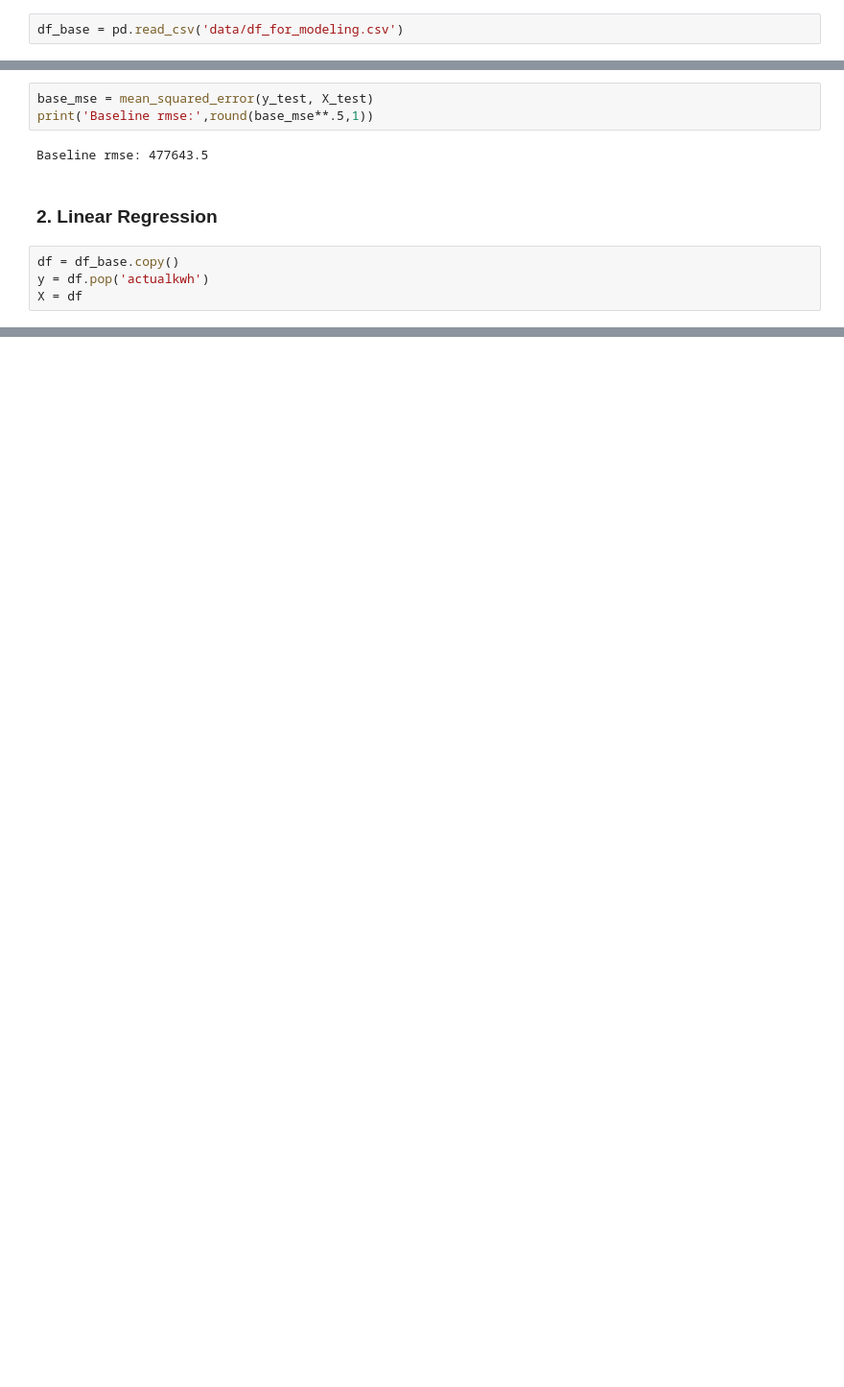
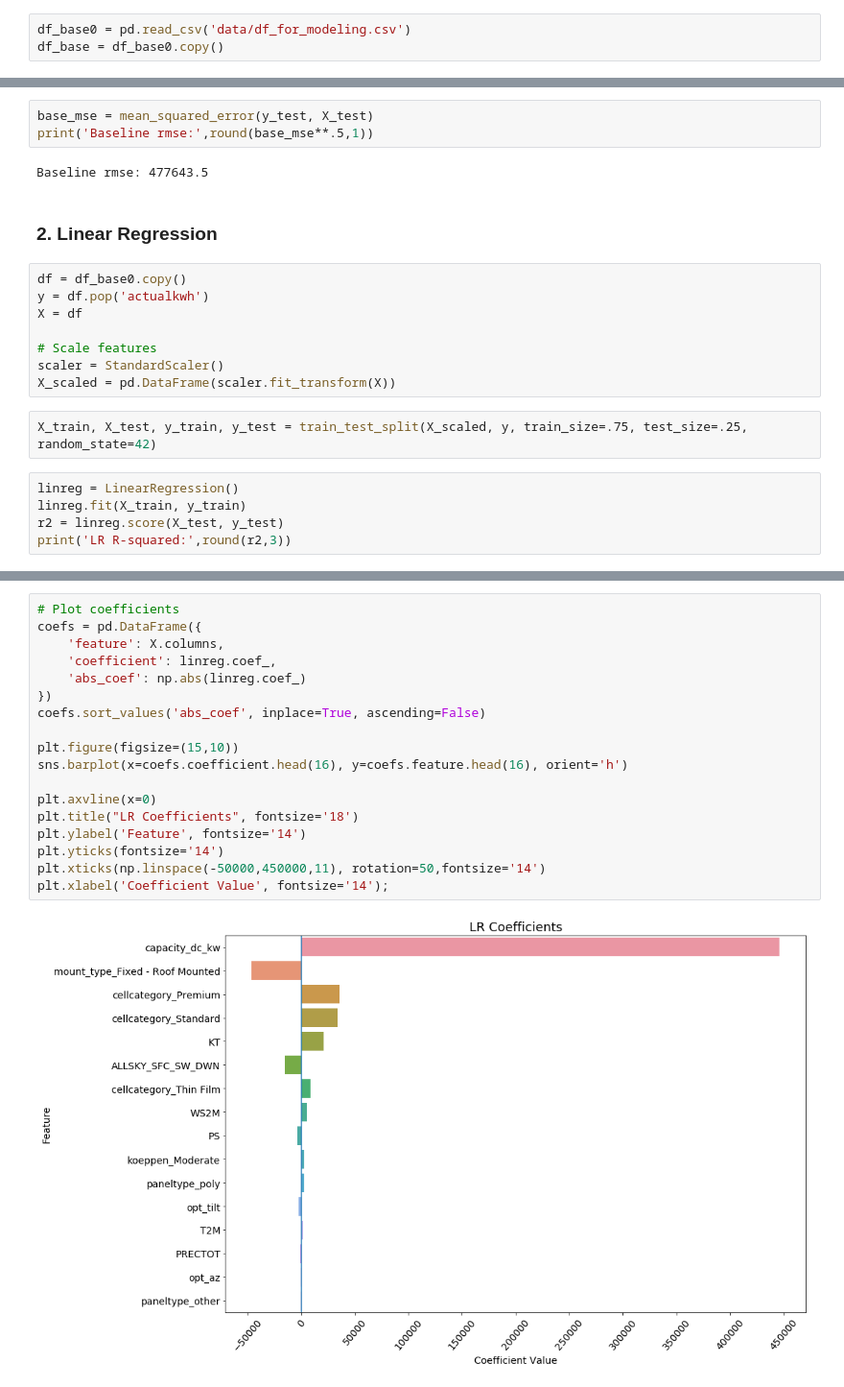
Before and after one commit to matchdutoit/Solar-PV-Outout-Predictor, a Jupyter notebook: Master.ipynb, the cells around one changed output, grey strips where cells are left out. Shown: that part at 96% size. Cells and saved outputs as stored; diff of their text form; blank space fills up the shorter version.

Commit message:
master models complete

```diff
--- a/Master.ipynb
+++ b/Master.ipynb
@@ -234,7 +234,8 @@ df.to_csv('data/df_for_modeling.csv', index=False)
 # %% [markdown]
 ### 1. Baseline (mean)
 # %%
-df_base = pd.read_csv('data/df_for_modeling.csv')
+df_base0 = pd.read_csv('data/df_for_modeling.csv')
+df_base = df_base0.copy()
 # %%
 y = df_base.pop('actualkwh')
 
@@ -250,6 +256,17 @@ Baseline rmse: 477643.5
 # %% [markdown]
 ### 2. Linear Regression
 # %%
-df = df_base.copy()
+df = df_base0.copy()
 y = df.pop('actualkwh')
 X = df
+
+# Scale features
+scaler = StandardScaler()
+X_scaled = pd.DataFrame(scaler.fit_transform(X))
+# %%
+X_train, X_test, y_train, y_test = train_test_split(X_scaled, y, train_size=.75, test_size=.25, random_state=42)
+# %%
+linreg = LinearRegression()
+linreg.fit(X_train, y_train)
+r2 = linreg.score(X_test, y_test)
+print('LR R-squared:',round(r2,3))
@@ -255,0 +281,20 @@ X = df
+# %%
+# Plot coefficients
+coefs = pd.DataFrame({
+    'feature': X.columns,
+    'coefficient': linreg.coef_,
+    'abs_coef': np.abs(linreg.coef_)
+})
+coefs.sort_values('abs_coef', inplace=True, ascending=False)
+
+plt.figure(figsize=(15,10))
+sns.barplot(x=coefs.coefficient.head(16), y=coefs.feature.head(16), orient='h')
+
+plt.axvline(x=0)
+plt.title("LR Coefficients", fontsize='18')
+plt.ylabel('Feature', fontsize='14')
+plt.yticks(fontsize='14')
+plt.xticks(np.linspace(-50000,450000,11), rotation=50,fontsize='14')
+plt.xlabel('Coefficient Value', fontsize='14');
+# %% [output]
+[figure, added]
```
Also changed, not shown: parts of 23 cells of this notebook, 1 other file.
